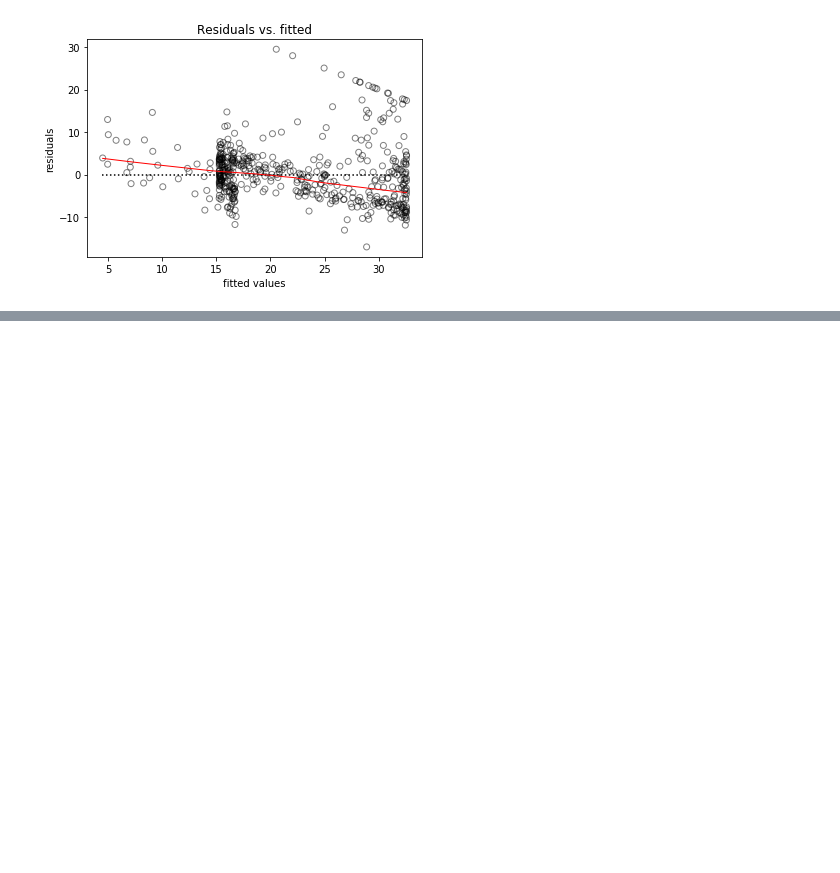
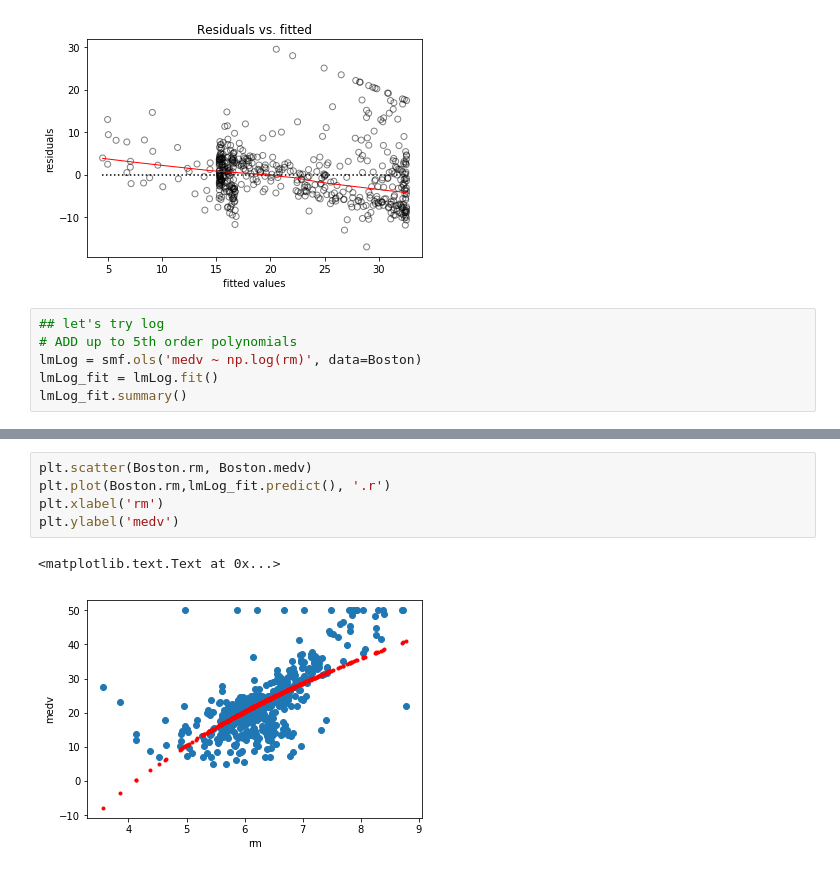
Before and after one commit to joswoo/pattern-recognition, a Jupyter notebook: lab3.ipynb, the cells around one changed output, grey strips where cells are left out. Drawn from its saved outputs; the diff is of its cells as text; blank space fills up the shorter version.

```diff
--- a/lab3.ipynb
+++ b/lab3.ipynb
@@ -387,3 +387,9 @@ plotResidue(lm5_fit.predict(), lm5_fit.resid)  # this function is defined above
 # smaller values are over-estimated
 # %% [output]
 [figure]
+# %%
+## let's try log
+# ADD up to 5th order polynomials
+lmLog = smf.ols('medv ~ np.log(rm)', data=Boston)
+lmLog_fit = lmLog.fit()
+lmLog_fit.summary()
@@ -389,0 +414,8 @@ plotResidue(lm5_fit.predict(), lm5_fit.resid)  # this function is defined above
+# %%
+plt.scatter(Boston.rm, Boston.medv)
+plt.plot(Boston.rm,lmLog_fit.predict(), '.r')
+plt.xlabel('rm')
+plt.ylabel('medv')
+# %% [output]
+<matplotlib.text.Text at 0x...>
+[figure, added]
```
Also changed, not shown: parts of 2 cells of this notebook.
